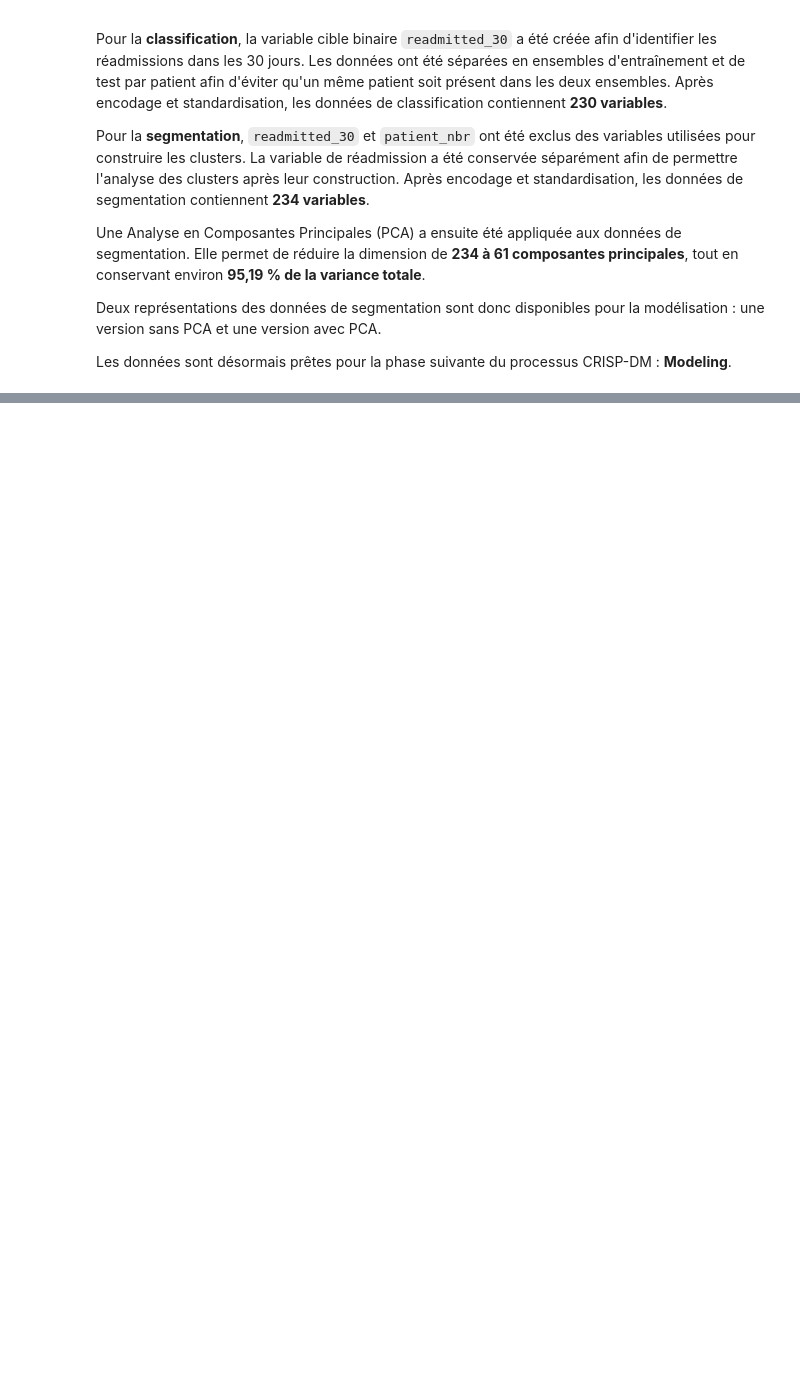
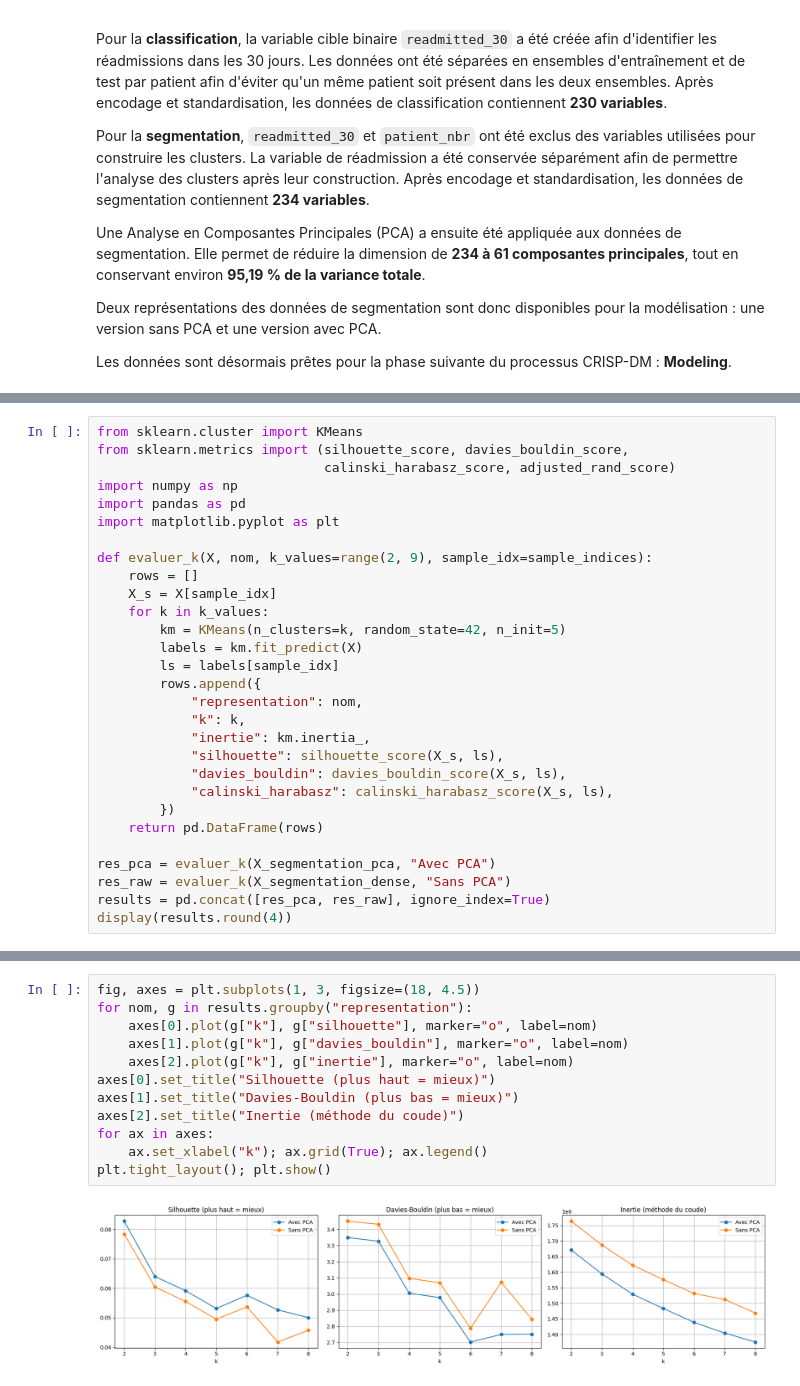
Before and after one commit to AlaKh09/Mentalist, a Jupyter notebook: mentalist_part1.ipynb, the cells around one changed output, grey strips where cells are left out. Saved outputs shown, nothing was run; the diff lists cells and outputs as text; blank space fills up the shorter version.

```diff
--- a/mentalist_part1.ipynb
+++ b/mentalist_part1.ipynb
@@ -2918,0 +3018,29 @@ CRISP-DM : **Modeling**.
+# %%
+from sklearn.cluster import KMeans
+from sklearn.metrics import (silhouette_score, davies_bouldin_score,
+                             calinski_harabasz_score, adjusted_rand_score)
+import numpy as np
+import pandas as pd
+import matplotlib.pyplot as plt
+
+def evaluer_k(X, nom, k_values=range(2, 9), sample_idx=sample_indices):
+    rows = []
+    X_s = X[sample_idx]
+    for k in k_values:
+        km = KMeans(n_clusters=k, random_state=42, n_init=5)
+        labels = km.fit_predict(X)
+        ls = labels[sample_idx]
+        rows.append({
+            "representation": nom,
+            "k": k,
+            "inertie": km.inertia_,
+            "silhouette": silhouette_score(X_s, ls),
+            "davies_bouldin": davies_bouldin_score(X_s, ls),
+            "calinski_harabasz": calinski_harabasz_score(X_s, ls),
+        })
+    return pd.DataFrame(rows)
+
+res_pca = evaluer_k(X_segmentation_pca, "Avec PCA")
+res_raw = evaluer_k(X_segmentation_dense, "Sans PCA")
+results = pd.concat([res_pca, res_raw], ignore_index=True)
+display(results.round(4))
@@ -2918,0 +3063,14 @@ CRISP-DM : **Modeling**.
+# %%
+fig, axes = plt.subplots(1, 3, figsize=(18, 4.5))
+for nom, g in results.groupby("representation"):
+    axes[0].plot(g["k"], g["silhouette"], marker="o", label=nom)
+    axes[1].plot(g["k"], g["davies_bouldin"], marker="o", label=nom)
+    axes[2].plot(g["k"], g["inertie"], marker="o", label=nom)
+axes[0].set_title("Silhouette (plus haut = mieux)")
+axes[1].set_title("Davies-Bouldin (plus bas = mieux)")
+axes[2].set_title("Inertie (méthode du coude)")
+for ax in axes:
+    ax.set_xlabel("k"); ax.grid(True); ax.legend()
+plt.tight_layout(); plt.show()
+# %% [output]
+[figure, added]
```
Also changed, not shown: parts of 81 cells of this notebook.
